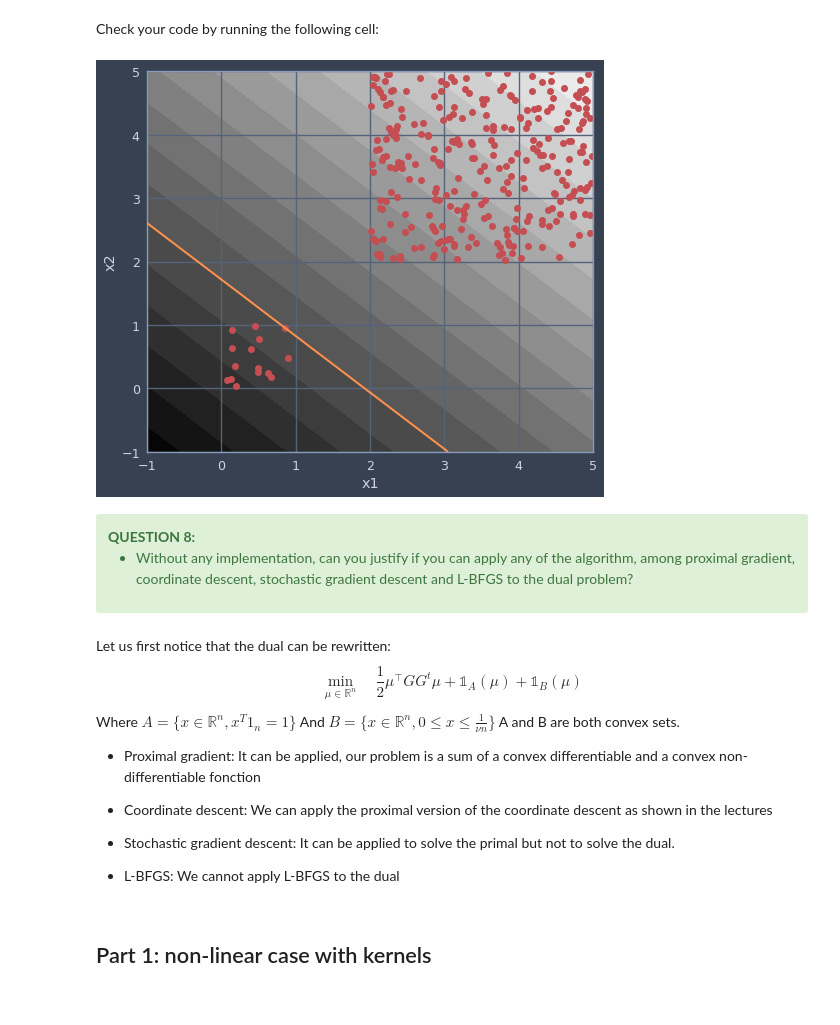
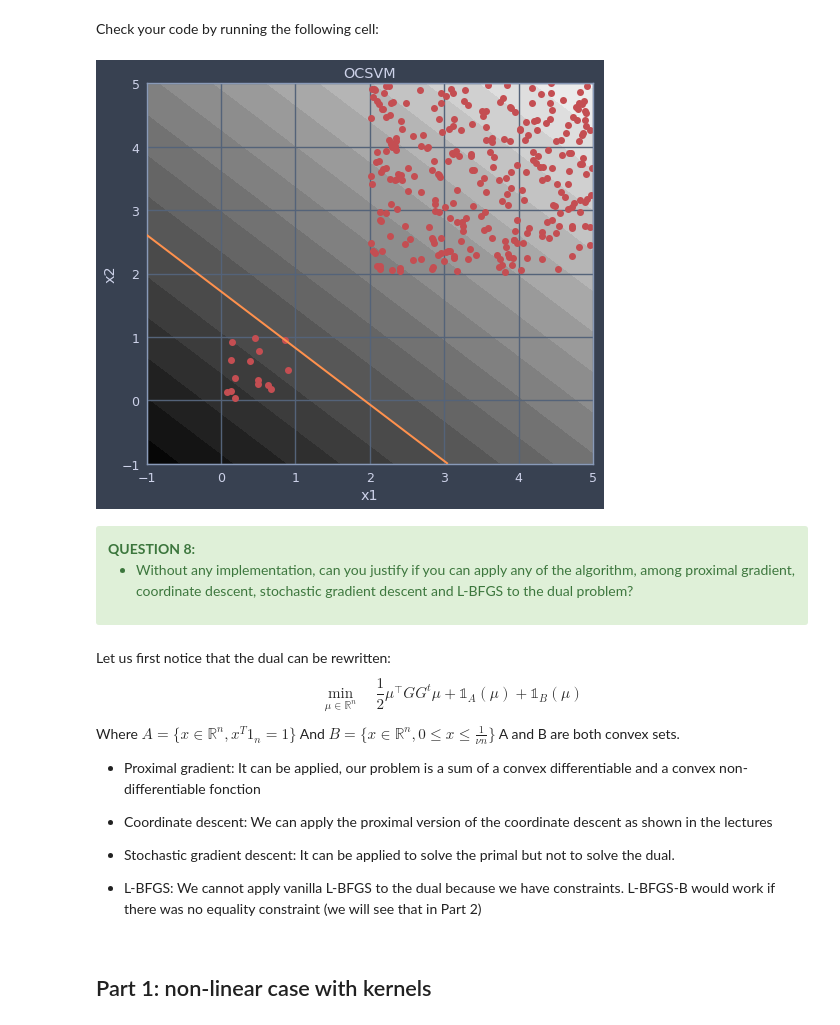
Before and after one commit to aymondebroglie/Project_Opti, a Jupyter notebook: project_de broglie_aymon_and_naulet_antoine.ipynb, the cells around one changed output. Saved outputs shown, nothing was run; the diff lists cells and outputs as text; code cells hidden in the pictures.

```diff
--- a/project_de broglie_aymon_and_naulet_antoine.ipynb
+++ b/project_de broglie_aymon_and_naulet_antoine.ipynb
@@ -448,36 +448,37 @@ K = kernel(X, X)
 mu_support, idx_support = ocsvm_solver(K, nu=0.05)
 rho = compute_rho(K, mu_support, idx_support)
 
-def plot_ocsvm(X, mu_support, idx_support, rho, kernel=kernel):
+def plot_ocsvm(X, mu_support, idx_support, rho, kernel=kernel,title = 'OCSVM'):
     # Compute decision function on a grid
     X1, X2 = np.mgrid[-1:5.1:0.2, -1:5.1:0.2]
     na, nb = X1.shape
     X_test = np.c_[np.reshape(X1, (na * nb, 1)),
                    np.reshape(X2, (na * nb, 1))]
 
     # Compute dot products
     X_support = X[idx_support]
     G = kernel(X_test, X_support)
     # Compute decision function
 
     decision = G.dot(mu_support) - rho
 
     # Compute predict label
     y_pred = np.sign(decision)
 
     # Plot decision boundary
     plt.plot(X[:,0], X[:, 1], 'or', linewidth=2)
     Z = np.reshape(decision, (na, nb))
     plt.contourf(X1, X2, Z, 20, cmap=plt.cm.gray)
     cs = plt.contour(X1, X2, Z, [0], colors='y', linewidths=2, zorder=10)
     plt.xlabel('x1')
     plt.ylabel('x2')
     plt.xlim([-1, 5])
     plt.ylim([-1, 5])
+    plt.title(title)
 
 plot_ocsvm(X, mu_support, idx_support, rho)
 # %% [output]
-[figure, old version]
+[figure, new version]
 # %% [markdown]
 <div class="alert alert-success">
     <b>QUESTION 8:</b>
@@ -499,7 +500,7 @@ A and B are both convex sets.
 
 * Stochastic gradient descent: It can be applied to solve the primal but not to solve the dual.
 
-* L-BFGS: We cannot apply L-BFGS to the dual
+* L-BFGS: We cannot apply vanilla L-BFGS to the dual because we have constraints. L-BFGS-B would work if there was no equality constraint (we will see that in Part 2)
 # %% [markdown]
 ## Part 1: non-linear case with kernels
 # %% [markdown]
```
Also changed, not shown: parts of 20 cells of this notebook.
